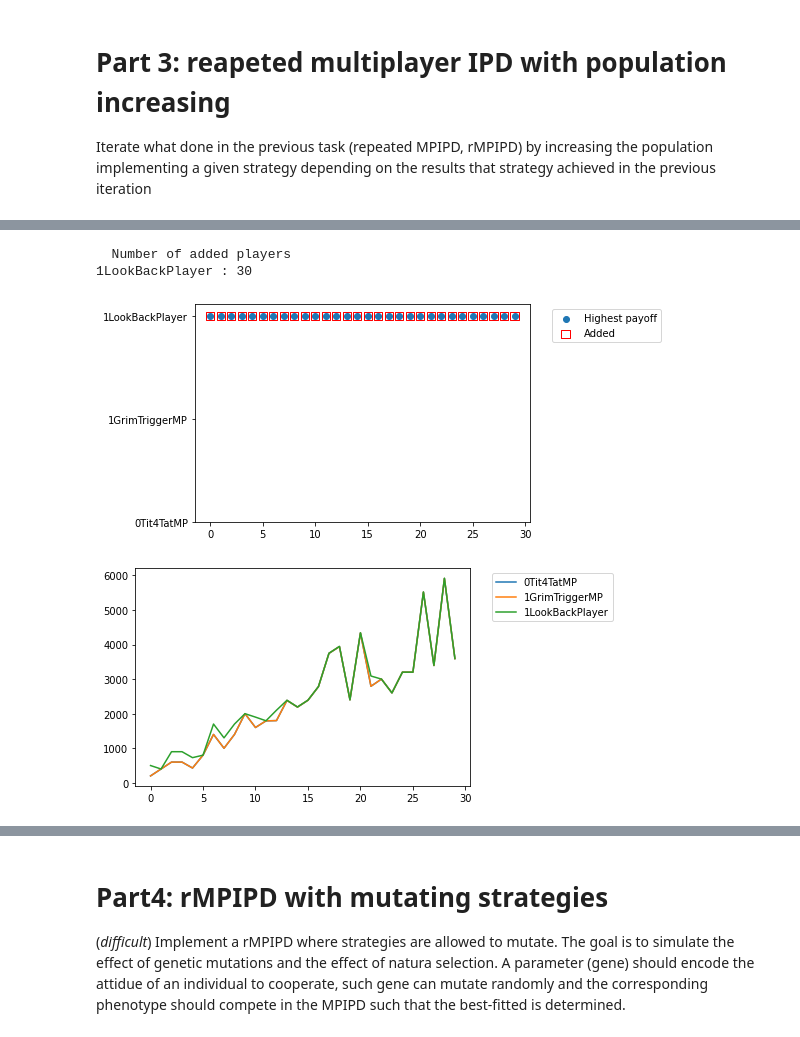
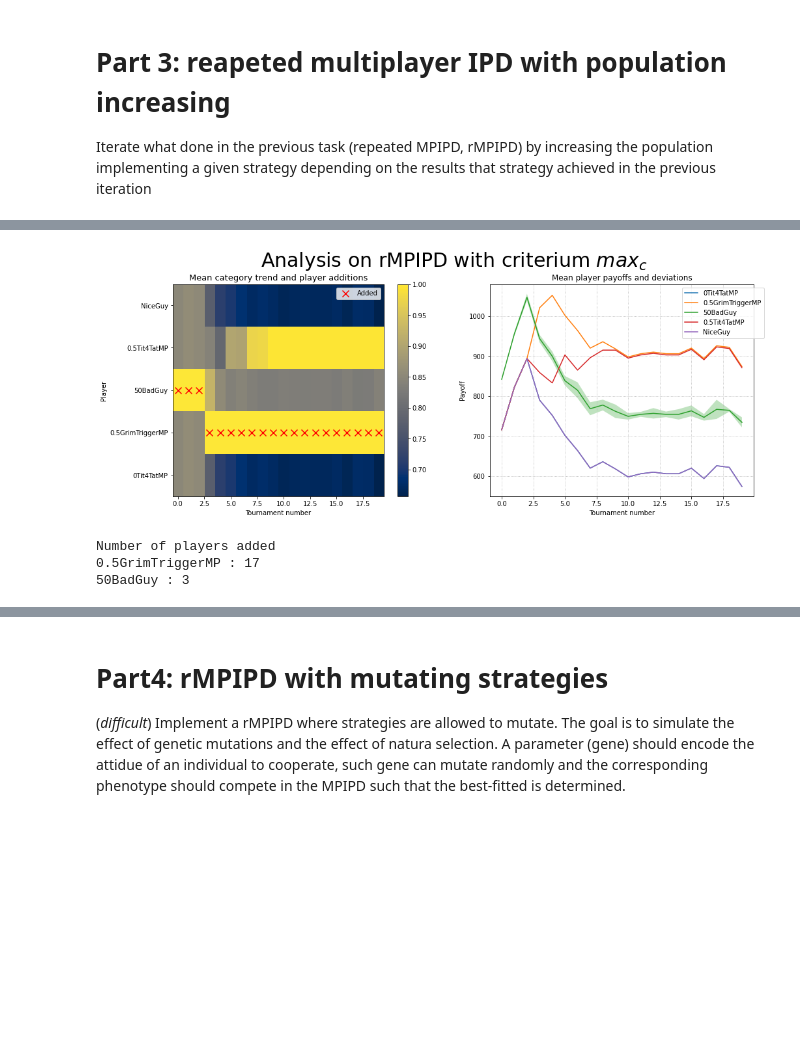
Before and after one commit to donaldssh/Iterative-Prisoners-Dilemma, a Jupyter notebook: Project.ipynb, the cells around one changed output, grey strips where cells are left out. Cells and saved outputs as stored; diff of their text form; code cells hidden in the pictures; blank space fills up the shorter version.

```diff
--- a/Project.ipynb
+++ b/Project.ipynb
@@ -1417,13 +1295,15 @@ rMPIPD(P,"max_r")
 # %%
 p1 = Tit4TatMP(0)
-p2 = GrimTriggerMP(1)
-p3 = LookBackPlayer(-1.5, delta=1)
+p2 = GrimTriggerMP(0.5)
+p3 = KBadGuy(50)
+p4 = Tit4TatMP(0.5)
+p5 = NiceGuy()
 
-P = [p1,p2,p3]
+P = [p1,p2,p3,p4,p5]
 
-rMPIPD(P,"max_d")
+rMPIPD(P,"max_c")
 # %% [output]
+[figure, new version]
-  Number of added players
-1LookBackPlayer : 30
+Number of players added
+0.5GrimTriggerMP : 17
+50BadGuy : 3
-[figure, old version]
-[figure, removed]
```
Also changed, not shown: parts of 9 cells of this notebook.
